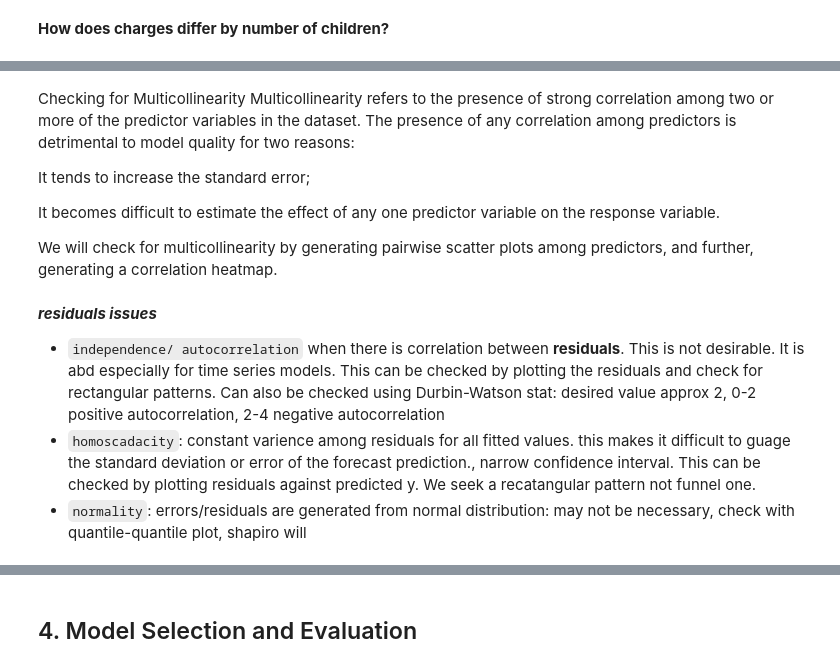
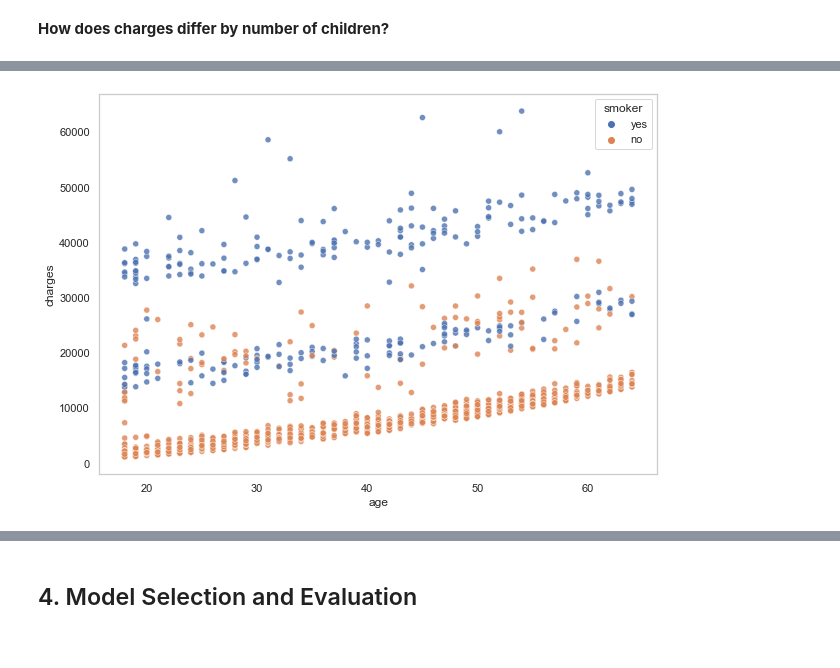
Before and after one commit to BuhariS/insurance_claim_prediction, a Jupyter notebook: insurance_claim.ipynb, the cells around one changed output, grey strips where cells are left out. Saved outputs shown, nothing was run; the diff lists cells and outputs as text; code cells hidden in the pictures.

```diff
--- a/insurance_claim.ipynb
+++ b/insurance_claim.ipynb
@@ -520,9 +509,0 @@ fig.tight_layout(pad=1)
-# %% [markdown]
-Checking for Multicollinearity
-Multicollinearity refers to the presence of strong correlation among two or more of the predictor variables in the dataset. The presence of any correlation among predictors is detrimental to model quality for two reasons:
-
-It tends to increase the standard error;
-
-It becomes difficult to estimate the effect of any one predictor variable on the response variable.
-
-We will check for multicollinearity by generating pairwise scatter plots among predictors, and further, generating a correlation heatmap.
@@ -534,5 +510,16 @@ g.fig.set_size_inches(9,9)
-# %% [markdown]
-***residuals issues***
-- `independence/ autocorrelation` when there is correlation between **residuals**. This is not desirable. It is abd especially for time series models. This can be checked by plotting the residuals and check for rectangular patterns. Can also be checked using Durbin-Watson stat: desired value approx 2, 0-2 positive autocorrelation, 2-4 negative autocorrelation
-- `homoscadacity`: constant varience among residuals for all fitted values. this makes it difficult to guage the standard deviation or error of the forecast prediction., narrow confidence interval. This can be checked by plotting residuals against predicted y. We seek a recatangular pattern not funnel one.
-- `normality`: errors/residuals are generated from normal distribution: may not be necessary, check with quantile-quantile plot, shapiro will
+# %%
+# scatter plot
+plt.figure(figsize=(10, 7))
+sns.scatterplot(x="age",
+                y="charges",
+                sizes=(20, 100),
+                alpha=0.8,
+                hue="smoker",
+                data=insurance_df)
+
+# Remove grid lines
+plt.grid(False)
+
+plt.show()
+# %% [output]
+[figure, added]
```
Also changed, not shown: parts of 48 cells of this notebook.
